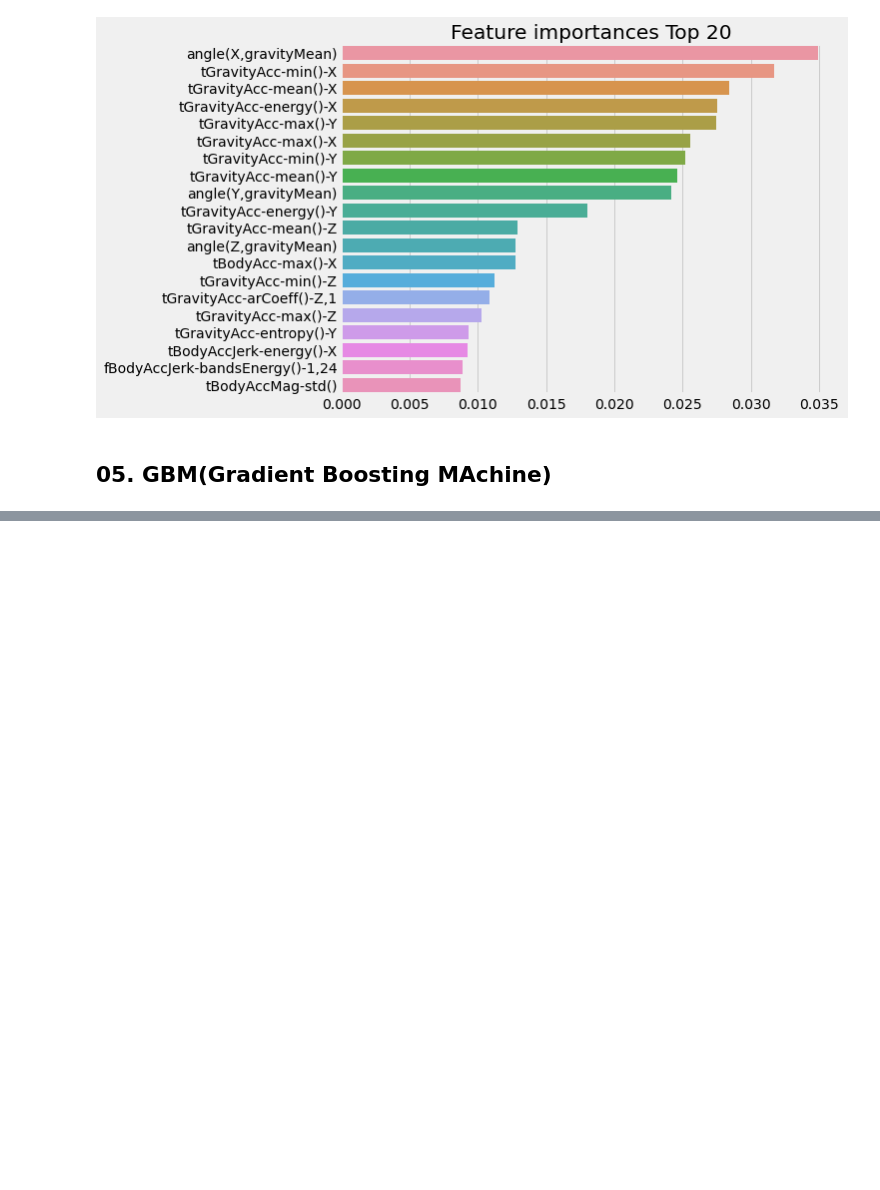
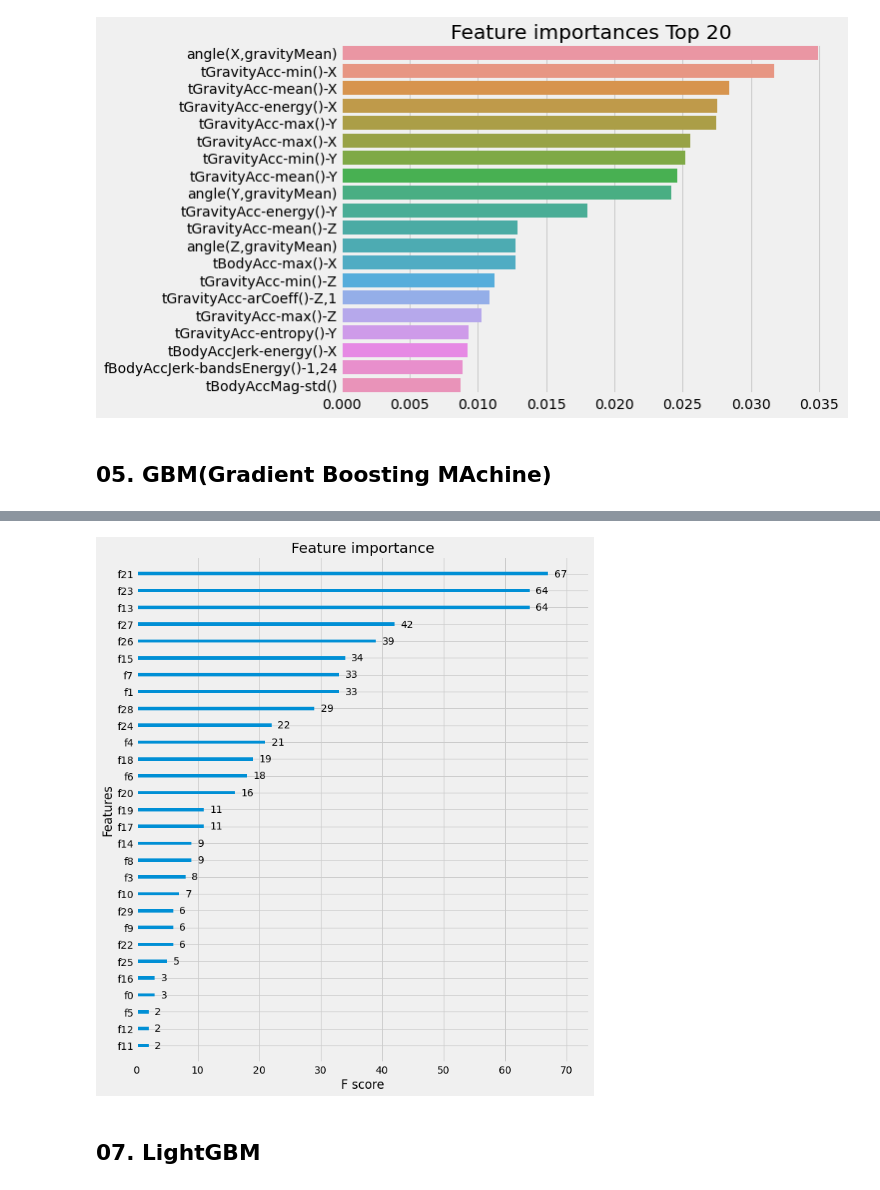
Before and after one commit to choi-yh/Pyhon_ML_Guide, a Jupyter notebook: 04_00_분류.ipynb, the cells around one changed output, grey strips where cells are left out. Cells and saved outputs as stored; diff of their text form; code cells hidden in the pictures; blank space fills up the shorter version.

```diff
--- a/04_00_분류.ipynb
+++ b/04_00_분류.ipynb
@@ -856,0 +1240,10 @@ plt.show()
+# %%
+# 사이킷런 래퍼 XgBoost를 사용한 위스콘신 유방암 데이터 예측 분류
+from xgboost import XGBClassifier
+
+xgb_wrapper = XGBClassifier(n_estimators=400,
+                            learning_rate=0.1,
+                            max_depth=3)
+xgb_wrapper.fit(X_train, y_train)
+w_preds = xgb_wrapper.predict(X_test)
+w_pred_proba = xgb_wrapper.predict_proba(X_test)[:, 1]
@@ -856,0 +1258,11 @@ plt.show()
+# %%
+# 조기 중단을 이용한 XGBClassifier
+xgb_wrapper = XGBClassifier(n_estimators=400, learning_rate=0.1, max_depth=3)
+evals = [(X_test, y_test)]
+xgb_wrapper.fit(X_train, y_train,
+                early_stopping_rounds=100,
+                eval_metric='logloss',
+                eval_set=evals,
+                verbose=True)
+ws100_preds = xgb_wrapper.predict(X_test)
+ws100_pred_proba = xgb_wrapper.predict_proba(X_test)[:, 1]
@@ -856,0 +1294,12 @@ plt.show()
+# %%
+# early_stopping_rounds = 10으로 설정하고 재학습
+# 너무 작게 할 경우 성능이 향상될 여지가 있지만 충분히 학습을 하지 않을 수 있다.
+xgb_wrapper.fit(X_train, y_train,
+                early_stopping_rounds=10,
+                eval_metric='logloss',
+                eval_set=evals,
+                verbose=True)
+
+ws10_preds = xgb_wrapper.predict(X_test)
+ws10_pred_proba = xgb_wrapper.predict_proba(X_test)[:, 1]
+get_clf_eval(y_test, ws10_preds, ws10_pred_proba)
@@ -856,0 +1324,9 @@ plt.show()
+# %%
+# feature importance 시각화
+fig, ax = plt.subplots(figsize=(10, 12))
+# 사이킷런 Wrapper 클래스를 입력해도 무방
+plot_importance(xgb_wrapper, ax=ax);
+# %% [output]
+[figure, added]
+# %% [markdown]
+## 07. LightGBM
```
Also changed, not shown: parts of 54 cells of this notebook.
